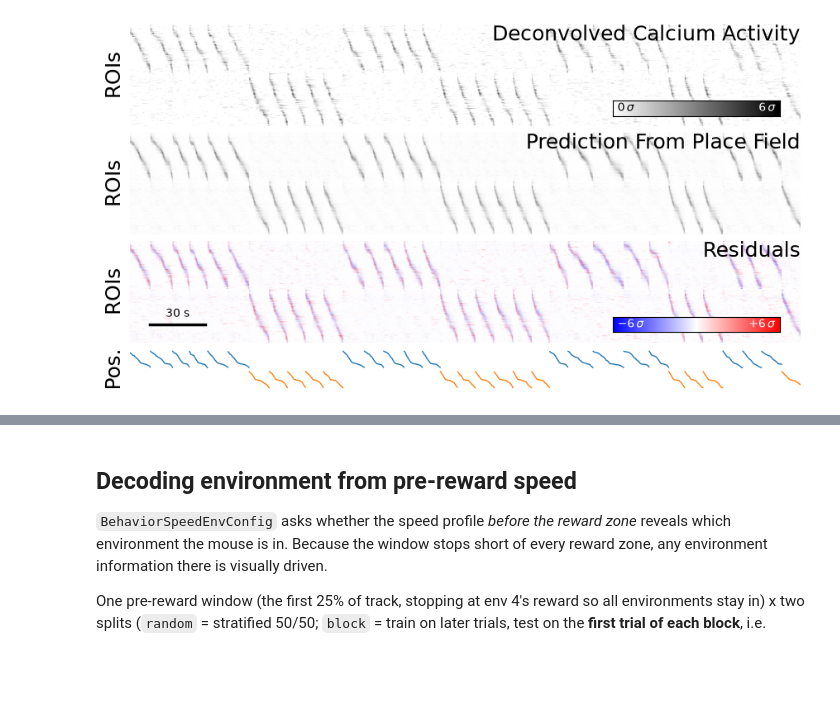
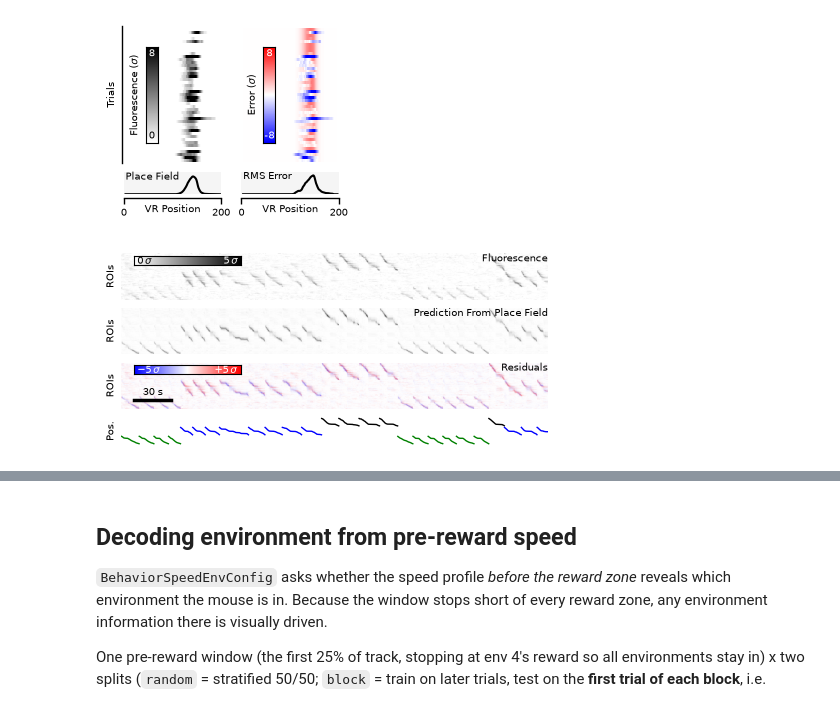
Before and after one commit to landoskape/vrAnalysis, a Jupyter notebook: dimensionality_manuscript/dim_intro_primary.ipynb, the cells around one changed output, grey strips where cells are left out. Drawn from its saved outputs; the diff is of its cells as text; code cells hidden in the pictures; blank space fills up the shorter version.

```diff
--- a/dimensionality_manuscript/dim_intro_primary.ipynb
+++ b/dimensionality_manuscript/dim_intro_primary.ipynb
@@ -4,17 +4,15 @@
 
 import numpy as np
 from matplotlib import pyplot as plt
+from vrAnalysis.helpers.debug import Timer
 from vrAnalysis.sessions import B2Session
 from vrAnalysis.helpers.plotting import save_figure
-from vrAnalysis.helpers import edge2center
 from vrAnalysis.database import get_database
 from dimensionality_manuscript.figure_scripts.figure1 import (
-    example_placefield,
     example_placefield_prediction,
     example_r2_placefield,
-    example_traversal,
     stacked_raster_plot,
-    vr_environment_schematic,
+    vr_schematic_and_speed,
 )
 from dimensionality_manuscript.configs import PFPredQualityConfig
 from dimensionality_manuscript import ResultsStore, ResultsAggregator
@@ -28,7 +26,7 @@ results = ResultsAggregator(cfg, store, sessions)
 
 from syd import make_viewer
 from matplotlib.lines import Line2D
-from dimensionality_manuscript.configs import BehaviorSpeedEnvConfig
+from dimensionality_manuscript.configs import BehaviorSpeedEnvConfig, CrossValidatedPlacefieldsConfig, PlacefieldPredictionConfig
 from dimensionality_manuscript.configs.behavior_speed_env import (
     ENV_REWARD_MAP,
     ENV_SLOTS,
@@ -38,6 +36,8 @@ from dimensionality_manuscript.configs.behavior_speed_env import (
 
 bse_cfg = BehaviorSpeedEnvConfig()
 bse_results = ResultsAggregator(bse_cfg, store, sessions)
+pf_results = ResultsAggregator(CrossValidatedPlacefieldsConfig(), store, sessions)
+pred_results = ResultsAggregator(PlacefieldPredictionConfig(), store, sessions)
 # %%
 registry_paths = RegistryPaths()
 figure_path = registry_paths.figure_path / "figure1"
@@ -97,32 +154,59 @@ else:
+# %%
+return_syd_viewer = False
+fig = example_placefield_prediction(
+    results,
+    mouse="ATL027",
+    example_session="ATL027/2023-07-27/701",
+    roi=180,
+    env=0,
+    return_syd_viewer=return_syd_viewer,
+    vmax=8,
+    vmax_error=8,
+    show_consistency=False,
+    show_prediction=False,
+    fontsize=7,
+    figsize=(2.5, 2.0),
+)
+if return_syd_viewer:
+    fig.show()
+
+else:
+    plt.show()
+
+    save_plot = True
+    if save_plot:
+        figure_name = f"example_placefield_prediction"
+        save_figure(fig, figure_path / f"{figure_name}")
+# %% [output]
+[figure, added]
 # %%
-mouse_name = "ATL027"
-date = "2023-07-27"
-session_id = "701"
-spks_type = "sigrebase"
-session = B2Session.create(mouse_name, date, session_id, dict(spks_type=spks_type))
-
 return_syd_viewer = False
 fig = stacked_raster_plot(
-    session,
-    prediction_from="placefield",
-    figsize=(8.5, 4.5),
-    xslice=slice(2835, 5000),
+    pred_results,
+    mouse="ATL027",
+    session="ATL027/2023-08-07/701",
+    vmax=5.0,
+    figsize=(4.5, 2.0),
+    fontsize=7,
+    xslice=slice(0, 2050),
     show_position=True,
-    position_height=0.4,
+    position_height=0.6,
     show_zero_sigma=True,
     show_scalebar=True,
     scalebar_seconds=30,
+    colorscale_text_y=0.35,
+    colorscale_inset_position=[0.03, 0.75, 0.25, 0.2],
     return_syd_viewer=return_syd_viewer,
 )
 
 if return_syd_viewer:
     fig.show()
 
 else:
     plt.show()
 
     save_plot = True
     if save_plot:
         save_figure(fig, figure_path / "stacked_raster_plot")
 # %% [output]
-[figure, old version]
+[figure, new version]
```
Also changed, not shown: parts of 11 cells of this notebook, 5 other files.
